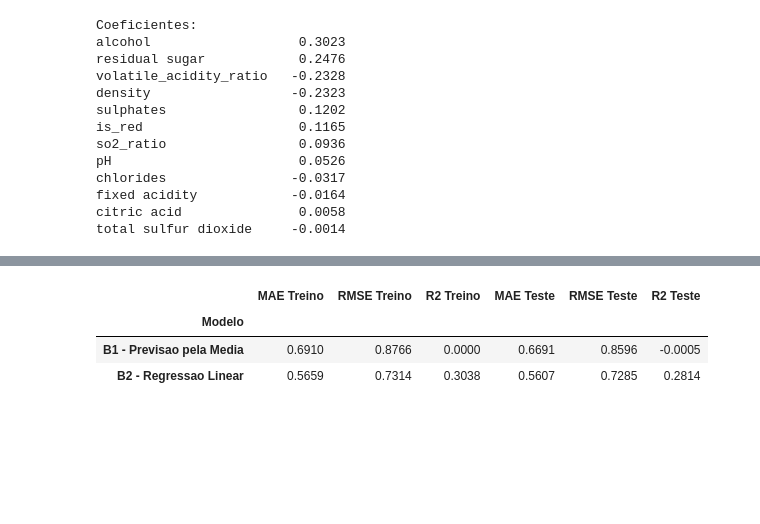
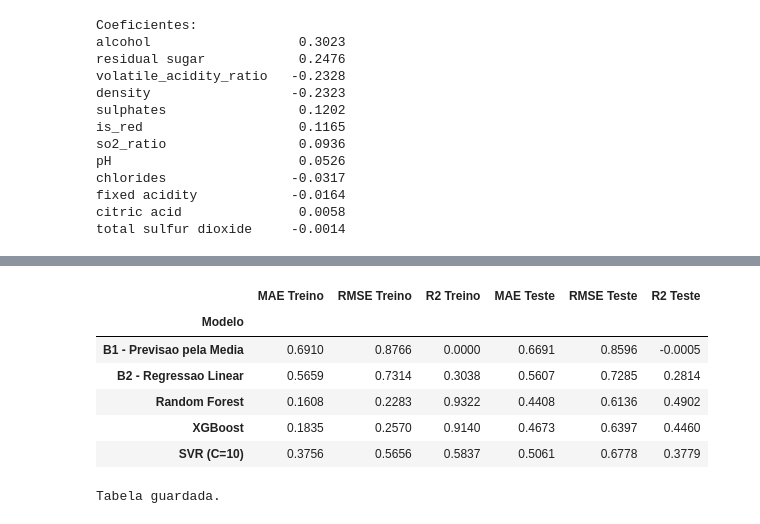
Before and after one commit to MarcelloPortugal03/Projeto-Em-Ciencia-De-Dados, a Jupyter notebook: notebooks/2.0_modelacao_treino.ipynb, the cells around one changed output, grey strips where cells are left out. Drawn from its saved outputs; the diff is of its cells as text; code cells hidden in the pictures; blank space fills up the shorter version.

Commit message:
Kaggle Notebook | 2.0_modelacao_treino | Version 5

```diff
--- a/notebooks/2.0_modelacao_treino.ipynb
+++ b/notebooks/2.0_modelacao_treino.ipynb
@@ -31,7 +33,7 @@ SEED = 42
 # Carregar o dataset final da M2 (com capping e feature engineering aplicados)
 
 kaggle_path = '/kaggle/input/datasets/marcelloportugal/dataset-final-para-modelacao/wine_quality_model_final (1).csv'
-local_path  = '../data/processed/wine_quality_model_final(1).csv'
+local_path  = '../data/processed/wine_quality_model_final.csv'
 
 data_path = kaggle_path if os.path.exists(kaggle_path) else local_path
 df = pd.read_csv(data_path)
@@ -251,0 +403,25 @@ total sulfur dioxide     -0.0014
+# %%
+# Afonso Carvalho e Marcello Portugal
+# SVR — ajuste do parametro C
+# C controla o equilibrio entre margem e erros de treino
+
+svr_c1  = SVR(kernel='rbf', C=1.0,  epsilon=0.1)
+svr_c10 = SVR(kernel='rbf', C=10.0, epsilon=0.05)
+
+svr_c1.fit(X_train_sc, y_train)
+svr_c10.fit(X_train_sc, y_train)
+
+print(f'SVR C=1  — MAE Teste: {mean_absolute_error(y_test, svr_c1.predict(X_test_sc)):.4f}')
+print(f'SVR C=10 — MAE Teste: {mean_absolute_error(y_test, svr_c10.predict(X_test_sc)):.4f}')
+
+# Usar C=10 como configuracao final
+res_svr = avaliar_modelo(
+    'SVR (C=10)',
+    y_train, svr_c10.predict(X_train_sc),
+    y_test,  svr_c10.predict(X_test_sc)
+)
+todos_resultados.append(res_svr)
+
+print('\nSVR (C=10)')
+for k, v in res_svr.items():
+    print(f'  {k}: {v}')
@@ -252,15 +440,22 @@ total sulfur dioxide     -0.0014
 # %%
 # Afonso Carvalho e Marcello Portugal
-# Tabela comparativa dos dois baselines
+# Tabela comparativa de todos os modelos
 
-df_resultados = pd.DataFrame(todos_resultados).set_index('Modelo')
-display(df_resultados.style
+df_todos = pd.DataFrame(todos_resultados).set_index('Modelo')
+display(df_todos.style
     .format('{:.4f}')
     .highlight_min(subset=['MAE Teste', 'RMSE Teste'], color='#d4edda')
     .highlight_max(subset=['R2 Teste'], color='#d4edda')
 )
+
+df_todos.to_csv('../reports/M3_resultados_todos.csv')
+print('Tabela guardada.')
 # %% [output]
 |  | MAE Treino | RMSE Treino | R2 Treino | MAE Teste | RMSE Teste | R2 Teste |
 | Modelo |  |  |  |  |  |  |
 | B1 - Previsao pela Media | 0.6910 | 0.8766 | 0.0000 | 0.6691 | 0.8596 | -0.0005 |
 | B2 - Regressao Linear | 0.5659 | 0.7314 | 0.3038 | 0.5607 | 0.7285 | 0.2814 |
+| Random Forest | 0.1608 | 0.2283 | 0.9322 | 0.4408 | 0.6136 | 0.4902 |
+| XGBoost | 0.1835 | 0.2570 | 0.9140 | 0.4673 | 0.6397 | 0.4460 |
+| SVR (C=10) | 0.3756 | 0.5656 | 0.5837 | 0.5061 | 0.6778 | 0.3779 |
+Tabela guardada.
```
Also changed, not shown: parts of 18 cells of this notebook.
